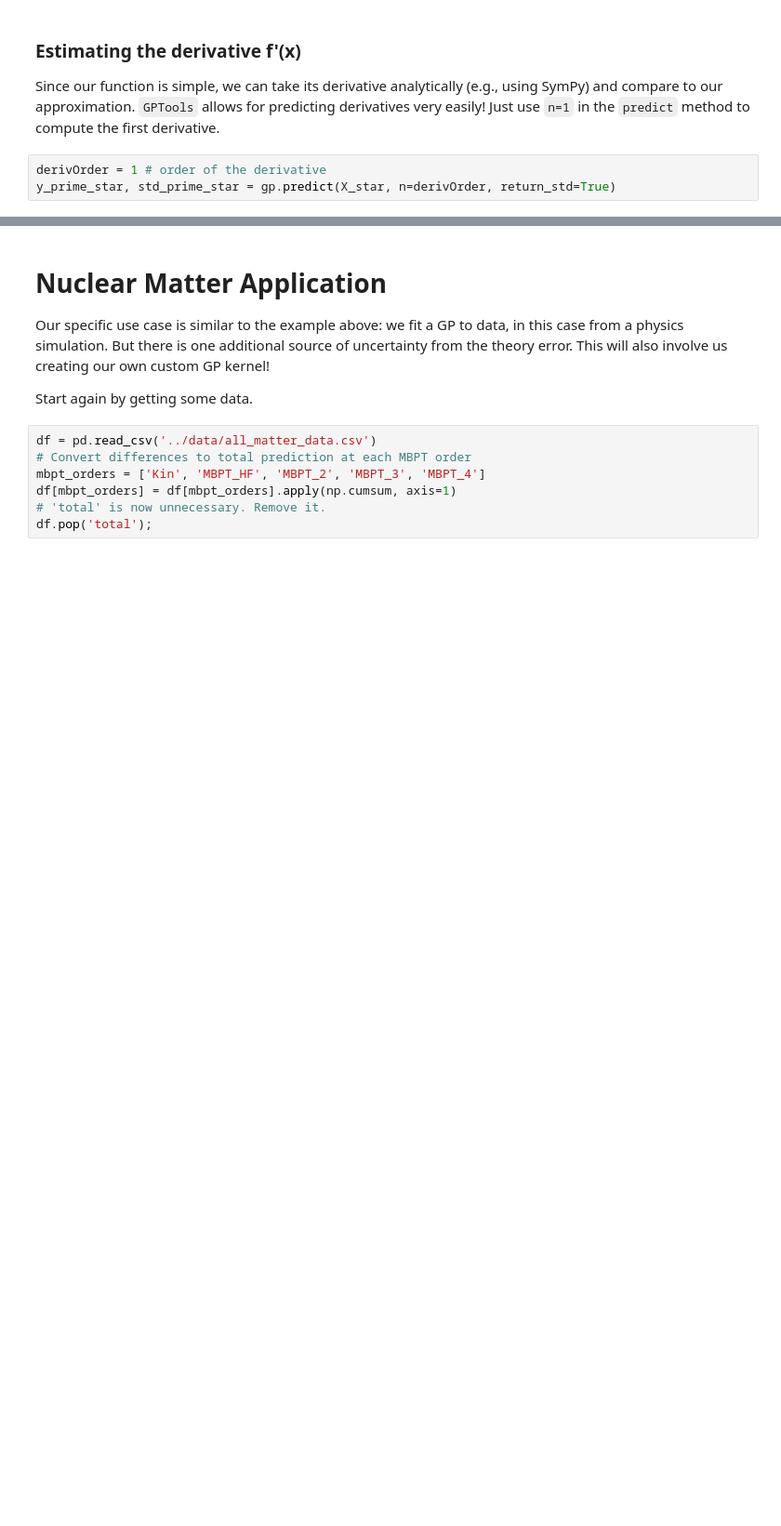
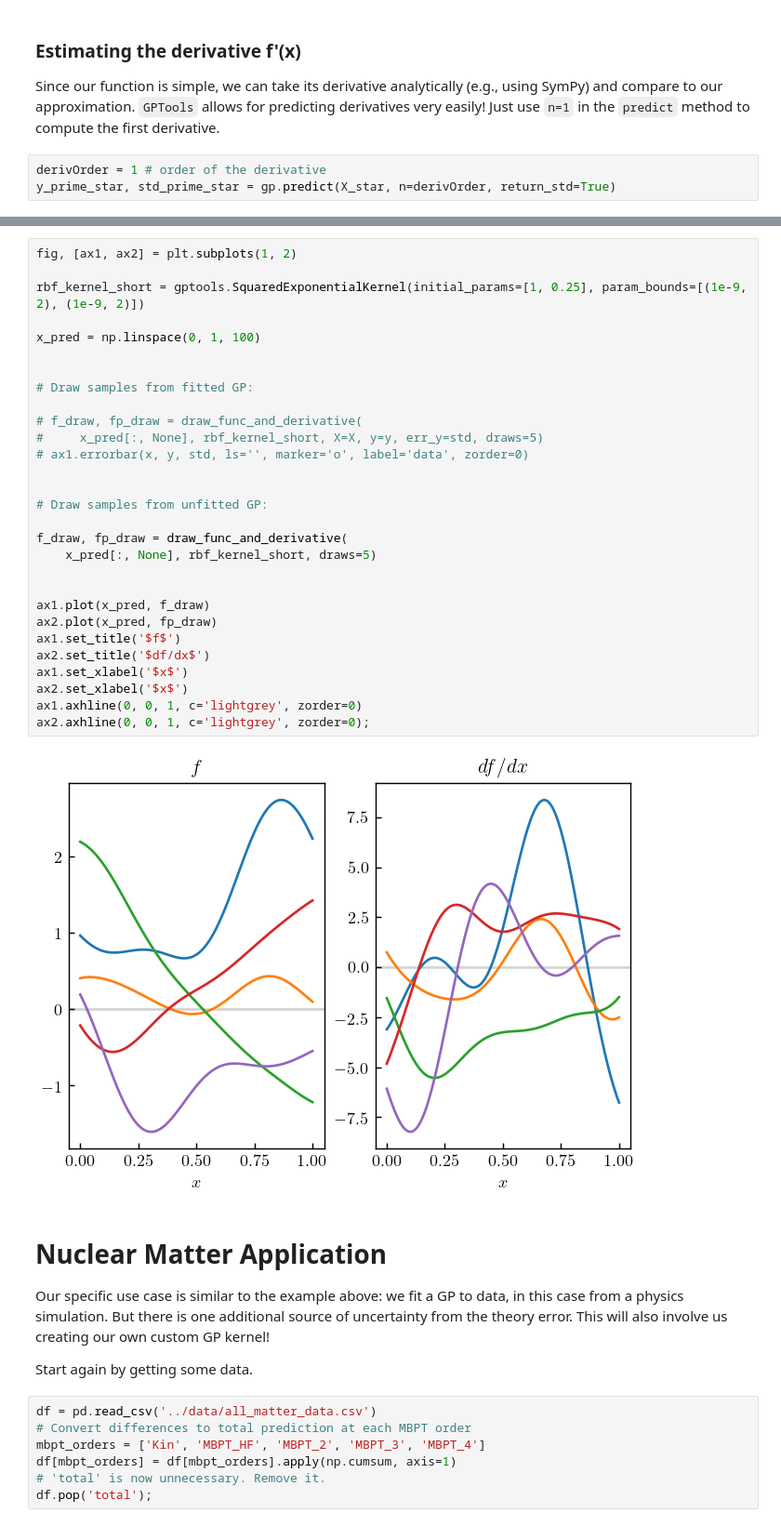
Before and after one commit to buqeye/nuclear-matter-convergence, a Jupyter notebook: analysis/derivatives-bands.ipynb, the cells around one changed output, grey strips where cells are left out. Shown at 93% size. Cells and saved outputs as stored; diff of their text form; blank space fills up the shorter version.

```diff
--- a/analysis/derivatives-bands.ipynb
+++ b/analysis/derivatives-bands.ipynb
@@ -150,3 +173,34 @@ plt.legend();
+# %%
+fig, [ax1, ax2] = plt.subplots(1, 2)
+
+rbf_kernel_short = gptools.SquaredExponentialKernel(initial_params=[1, 0.25], param_bounds=[(1e-9, 2), (1e-9, 2)])
+
+x_pred = np.linspace(0, 1, 100)
+
+
+# Draw samples from fitted GP:
+
+# f_draw, fp_draw = draw_func_and_derivative(
+#     x_pred[:, None], rbf_kernel_short, X=X, y=y, err_y=std, draws=5)
+# ax1.errorbar(x, y, std, ls='', marker='o', label='data', zorder=0)
+
+
+# Draw samples from unfitted GP:
+
+f_draw, fp_draw = draw_func_and_derivative(
+    x_pred[:, None], rbf_kernel_short, draws=5)
+
+
+ax1.plot(x_pred, f_draw)
+ax2.plot(x_pred, fp_draw)
+ax1.set_title('$f$')
+ax2.set_title('$df/dx$')
+ax1.set_xlabel('$x$')
+ax2.set_xlabel('$x$')
+ax1.axhline(0, 0, 1, c='lightgrey', zorder=0)
+ax2.axhline(0, 0, 1, c='lightgrey', zorder=0);
+# %% [output]
+[figure, added]
 # %% [markdown]
 # Nuclear Matter Application
 
```
Also changed, not shown: parts of 16 cells of this notebook.
